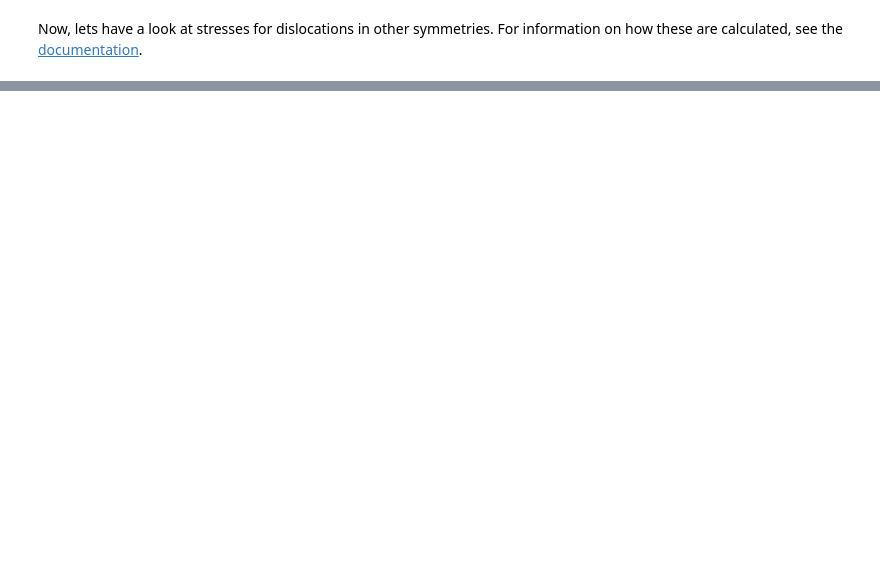
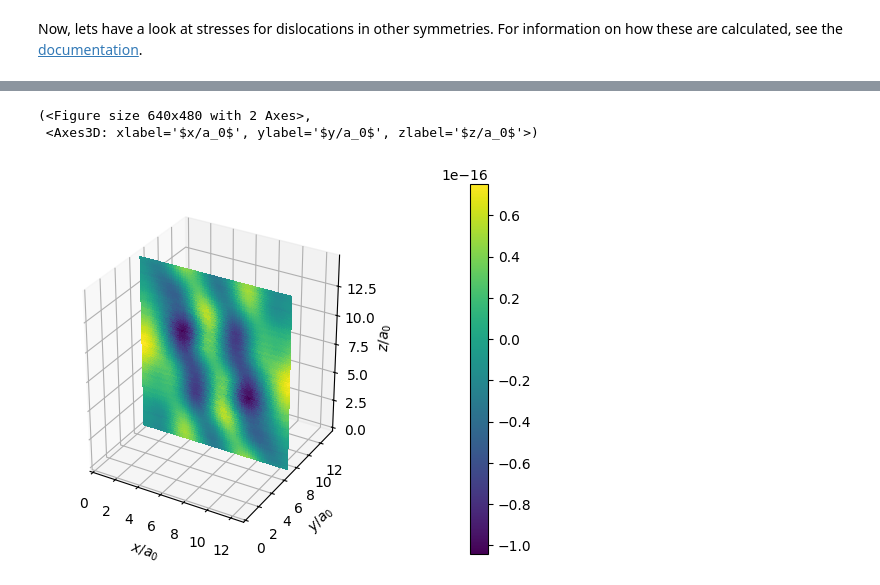
Before and after one commit to vidarsko/ComFiT, a Jupyter notebook: tutorial/phase_field_crystal_stresses_and_strains.ipynb, the cells around one changed output, grey strips where cells are left out. Saved outputs shown, nothing was run; the diff lists cells and outputs as text; code cells hidden in the pictures; blank space fills up the shorter version.

```diff
--- a/tutorial/phase_field_crystal_stresses_and_strains.ipynb
+++ b/tutorial/phase_field_crystal_stresses_and_strains.ipynb
@@ -76,0 +97,13 @@ ValueError: cannot reshape array of size 209 into shape (210,)
+# %%
+pfc = cf.PhaseFieldCrystal3DSimpleCubic(13, 14, 15)
+eta = pfc.calc_amplitudes_with_dislocation_ring()
+pfc.conf_PFC_from_amplitudes(eta)
+pfc.evolve_PFC(10)
+
+stress = pfc.calc_stress_tensor()
+
+pfc.plot_field_in_plane(stress[1]/pfc.el_mu)
+# %% [output]
+(<Figure size 640x480 with 2 Axes>,
+ <Axes3D: xlabel='$x/a_0$', ylabel='$y/a_0$', zlabel='$z/a_0$'>)
+[figure, added]
```
Also changed, not shown: parts of 8 cells of this notebook, 3 other files.
